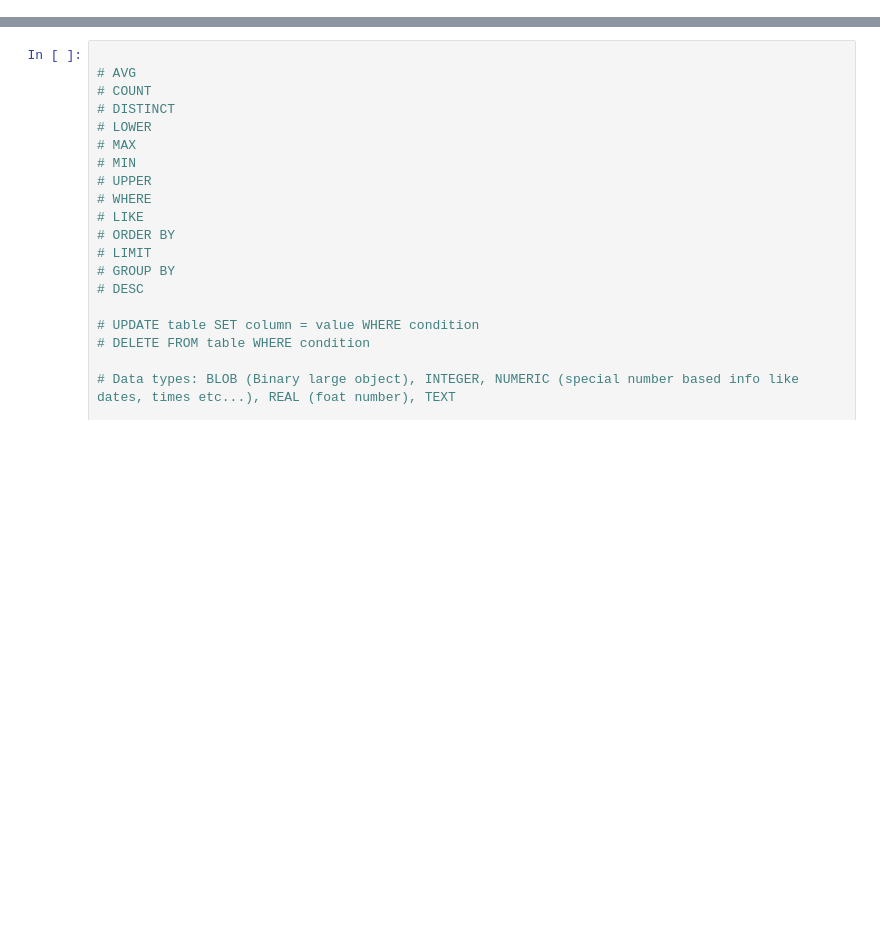
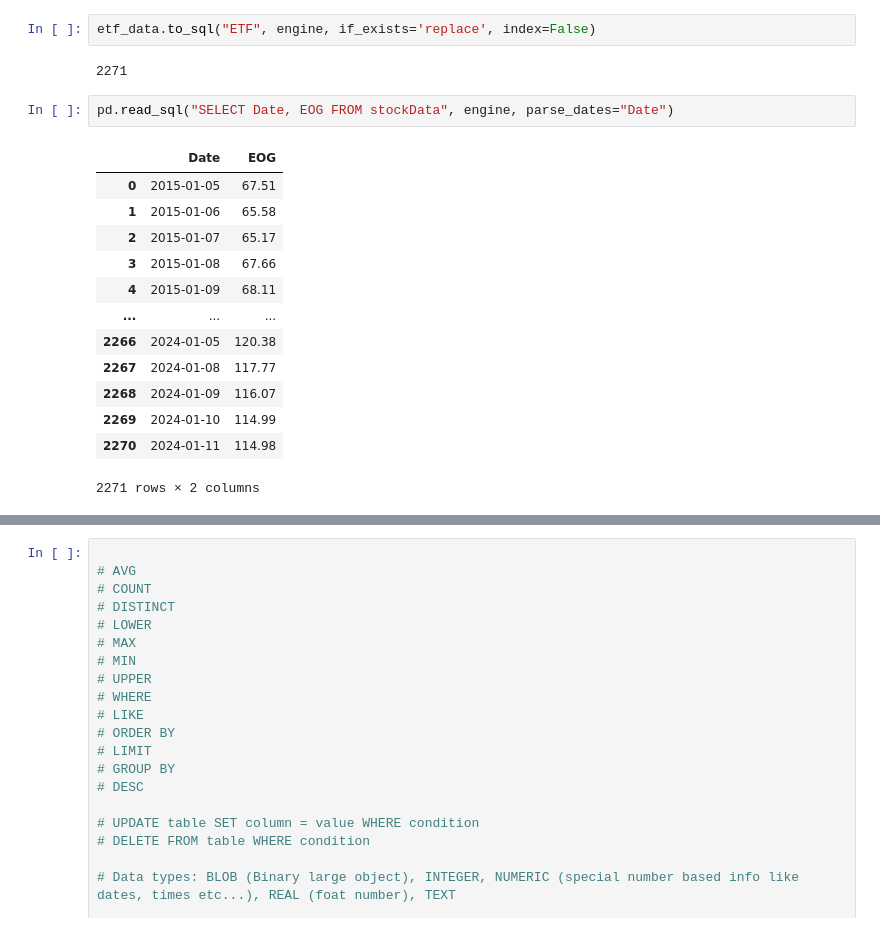
Before and after one commit to paul10116/Stock-Market, a Jupyter notebook: database.ipynb, the cells around one changed output, grey strips where cells are left out. Drawn from its saved outputs; the diff is of its cells as text; blank space fills up the shorter version.

```diff
--- a/database.ipynb
+++ b/database.ipynb
@@ -86,3 +178,23 @@ pd.read_sql("SELECT Date, A FROM stockData", engine, parse_dates="Date")
+# %%
+etf_data.to_sql("ETF", engine, if_exists='replace', index=False)
+# %% [output]
+2271
+# %%
+pd.read_sql("SELECT Date, EOG FROM stockData", engine, parse_dates="Date")
+# %% [output]
+|  | Date | EOG |
+| 0 | 2015-01-05 | 67.51 |
+| 1 | 2015-01-06 | 65.58 |
+| 2 | 2015-01-07 | 65.17 |
+| 3 | 2015-01-08 | 67.66 |
+| 4 | 2015-01-09 | 68.11 |
+| ... | ... | ... |
+| 2266 | 2024-01-05 | 120.38 |
+| 2267 | 2024-01-08 | 117.77 |
+| 2268 | 2024-01-09 | 116.07 |
+| 2269 | 2024-01-10 | 114.99 |
+| 2270 | 2024-01-11 | 114.98 |
+2271 rows × 2 columns
 # %%
 pd.read_sql("SELECT Date, COUNT(*) AS JustCounting FROM stockData WHERE A<35", engine, parse_dates="Date")
 # %% [output]
```
Also changed, not shown: parts of 45 cells of this notebook, 17 other files.
